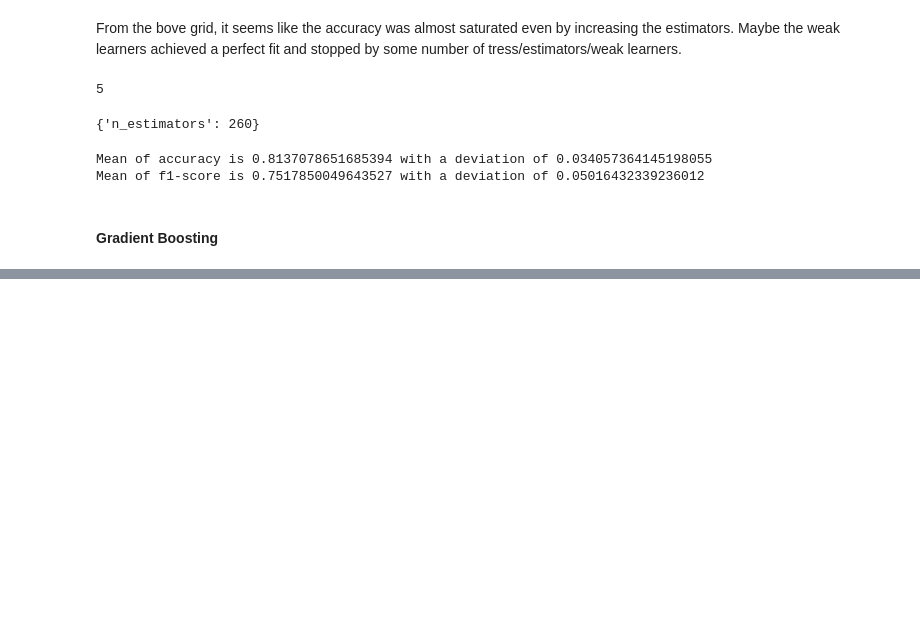
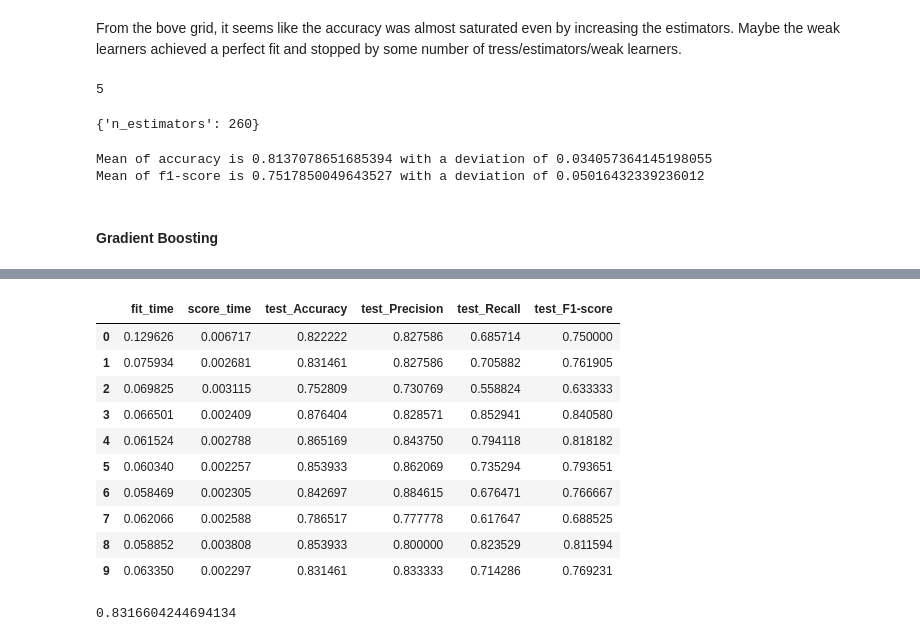
Before and after one commit to nvmcr/My_Portfolio, a Jupyter notebook: Notebook.ipynb, the cells around one changed output, grey strips where cells are left out. Saved outputs shown, nothing was run; the diff lists cells and outputs as text; code cells hidden in the pictures; blank space fills up the shorter version.

```diff
--- a/Notebook.ipynb
+++ b/Notebook.ipynb
@@ -1316,0 +1348,23 @@ Mean of f1-score is 0.7517850049643527 with a deviation of 0.05016432339236012
+# %%
+mod_gb = GradientBoostingClassifier()
+gb_scores = cross_validate(
+    mod_gb, X_train, Y_train, cv = kfold, scoring={'Accuracy':make_scorer(accuracy_score), 'Precision':make_scorer(precision_score), 'Recall':make_scorer(recall_score), 'F1-score':make_scorer(f1_score)}
+)
+mod_gb_scores = pd.DataFrame(gb_scores)
+mod_gb_scores
+# %% [output]
+|  | fit_time | score_time | test_Accuracy | test_Precision | test_Recall | test_F1-score |
+| 0 | 0.129626 | 0.006717 | 0.822222 | 0.827586 | 0.685714 | 0.750000 |
+| 1 | 0.075934 | 0.002681 | 0.831461 | 0.827586 | 0.705882 | 0.761905 |
+| 2 | 0.069825 | 0.003115 | 0.752809 | 0.730769 | 0.558824 | 0.633333 |
+| 3 | 0.066501 | 0.002409 | 0.876404 | 0.828571 | 0.852941 | 0.840580 |
+| 4 | 0.061524 | 0.002788 | 0.865169 | 0.843750 | 0.794118 | 0.818182 |
+| 5 | 0.060340 | 0.002257 | 0.853933 | 0.862069 | 0.735294 | 0.793651 |
+| 6 | 0.058469 | 0.002305 | 0.842697 | 0.884615 | 0.676471 | 0.766667 |
+| 7 | 0.062066 | 0.002588 | 0.786517 | 0.777778 | 0.617647 | 0.688525 |
+| 8 | 0.058852 | 0.003808 | 0.853933 | 0.800000 | 0.823529 | 0.811594 |
+| 9 | 0.063350 | 0.002297 | 0.831461 | 0.833333 | 0.714286 | 0.769231 |
+# %%
+mod_gb_scores['test_Accuracy'].mean()
+# %% [output]
+0.8316604244694134
```
Also changed, not shown: parts of 37 cells of this notebook.
